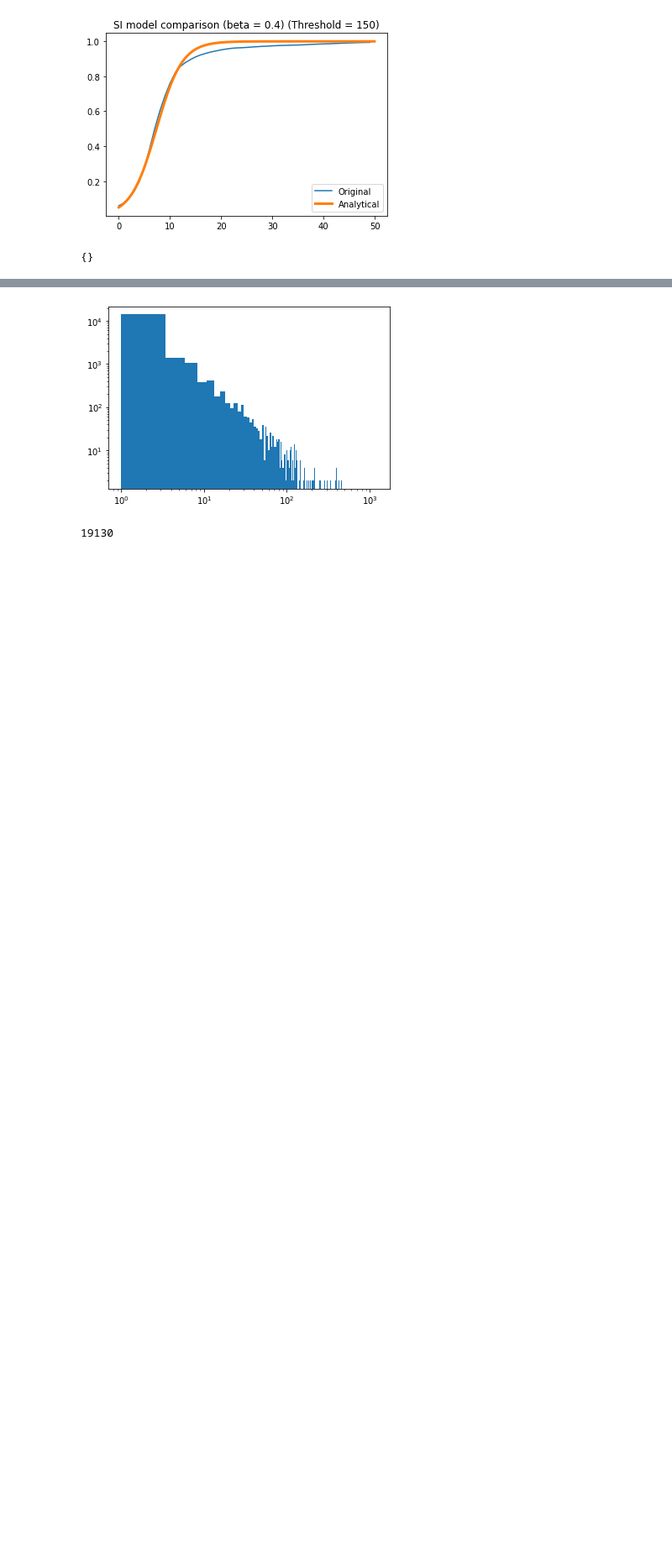
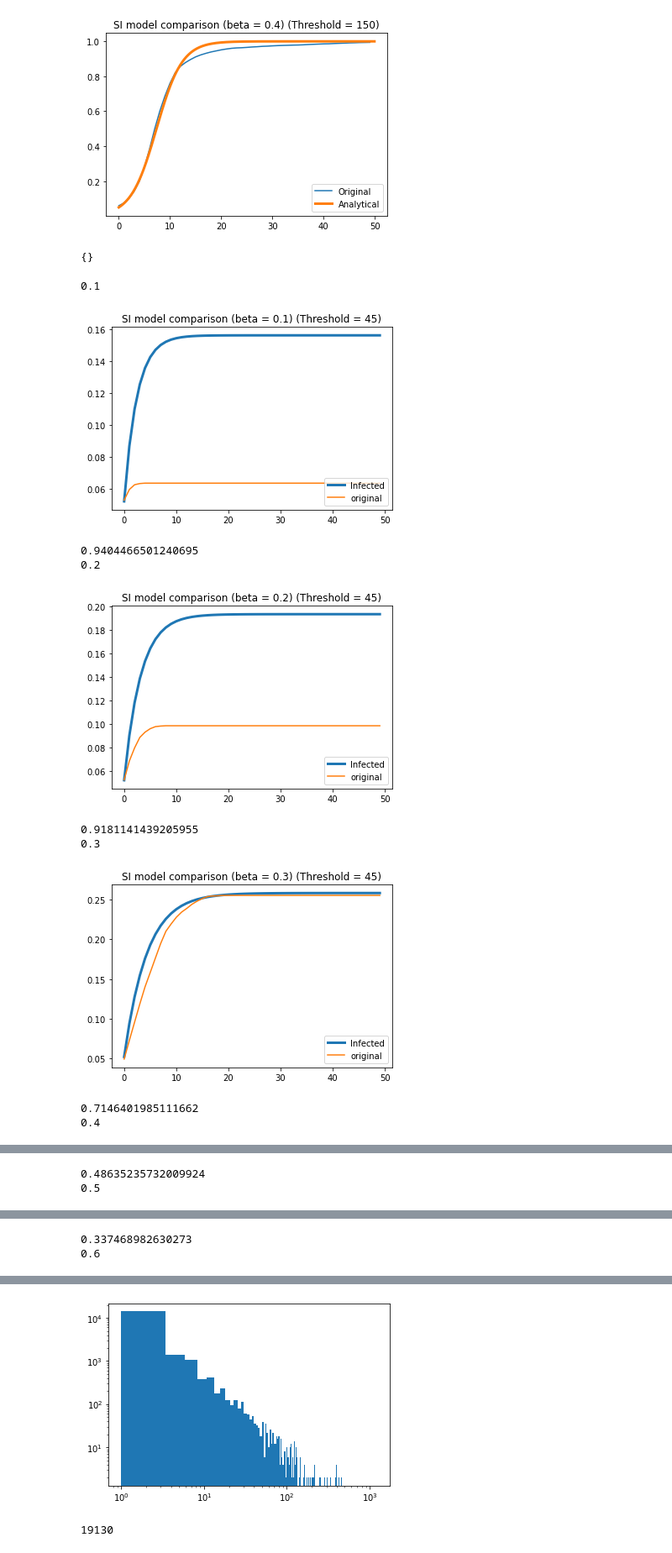
Before and after one commit to Dellapino/MSci-Project, a Jupyter notebook: testing neuro SIR model.ipynb, the cells around one changed output, grey strips where cells are left out. Shown at 84% size. Cells and saved outputs as stored; diff of their text form; code cells hidden in the pictures; blank space fills up the shorter version.

```diff
--- a/testing neuro SIR model.ipynb
+++ b/testing neuro SIR model.ipynb
@@ -65,6 +65,7 @@ simulation_params['Runs'] = 5
 simulation_params['Threshold'] = 150
 simulation_params['Increment'] = 0.1
 
+G = nm.build_nxgraph(dataset_paths[0], False)
 si.SI_comparison(G, simulation_params, 'Original')
 # %% [output]
 5.0%
@@ -99,3 +100,30 @@ def ok(mod): # use this design to make visualisation work across models
 G.nodes['1467']
 # %% [output]
 {}
+# %%
+for i in range(1, 11):
+    print(i/10)
+
+    simulation_params = {}
+    simulation_params['Time'] = 50
+    simulation_params['Initial'] = 0.05
+    simulation_params['Beta'] = i/10
+    simulation_params['Gamma'] = 0.5
+    simulation_params['Runs'] = 10
+    simulation_params['Threshold'] = 45
+    simulation_params['Increment'] = 0.1
+
+    G = nm.build_nxgraph(dataset_paths[0], False)
+    G = sir.comparison(G, simulation_params, 'original')
+    print(sir.check_susecptible(G))
+# %% [output]
+0.1
+[figure, added]
+0.9404466501240695
+0.2
+[figure, added]
+0.9181141439205955
+0.3
+[figure, added]
+0.7146401985111662
+0.4
@@ -101,0 +131,2 @@ G.nodes['1467']
+0.48635235732009924
+0.5
@@ -101,0 +134,2 @@ G.nodes['1467']
+0.337468982630273
+0.6
```
Also changed, not shown: parts of 17 cells of this notebook, 6 other files.
